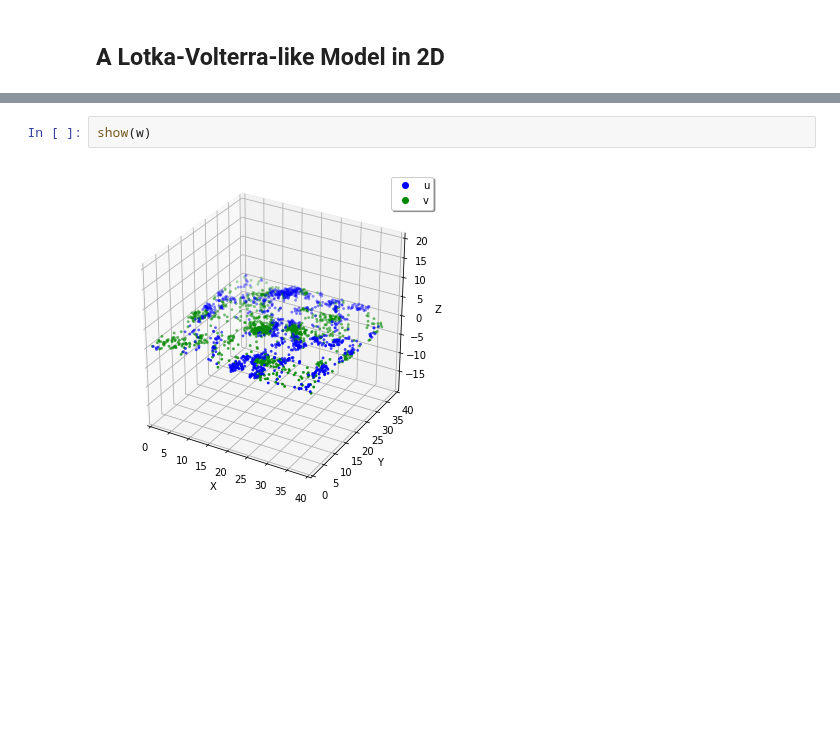
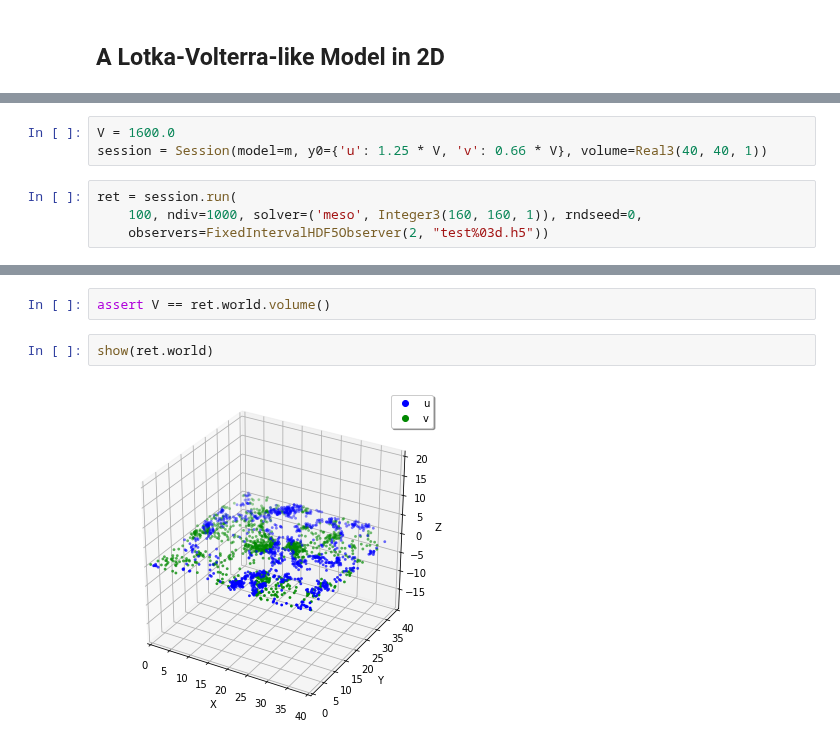
Before and after one commit to ecell/ecell4_docs, a Jupyter notebook: en/examples/example07.ipynb, the cells around one changed output, grey strips where cells are left out. Drawn from its saved outputs; the diff is of its cells as text; blank space fills up the shorter version.

```diff
--- a/en/examples/example07.ipynb
+++ b/en/examples/example07.ipynb
@@ -93 +73,8 @@ sim.run(100, (obs1, obs2))
+# %%
+V = 1600.0
+session = Session(model=m, y0={'u': 1.25 * V, 'v': 0.66 * V}, volume=Real3(40, 40, 1))
+# %%
+ret = session.run(
+    100, ndiv=1000, solver=('meso', Integer3(160, 160, 1)), rndseed=0,
+    observers=FixedIntervalHDF5Observer(2, "test%03d.h5"))
 # %%
@@ -95,8 +82,10 @@ show(obs1, y=['u', 'v+2*v2'], legend=True)
 # %% [output]
 [figure]
-# %%
-show(w)
-# %% [output]
-[figure, removed]
+# %%
+assert V == ret.world.volume()
+# %%
+show(ret.world)
+# %% [output]
+[figure, added]
 # %%
 plotting.plot_movie_with_attractive_mpl(
```
Also changed, not shown: parts of 10 cells of this notebook, 4 other files.
